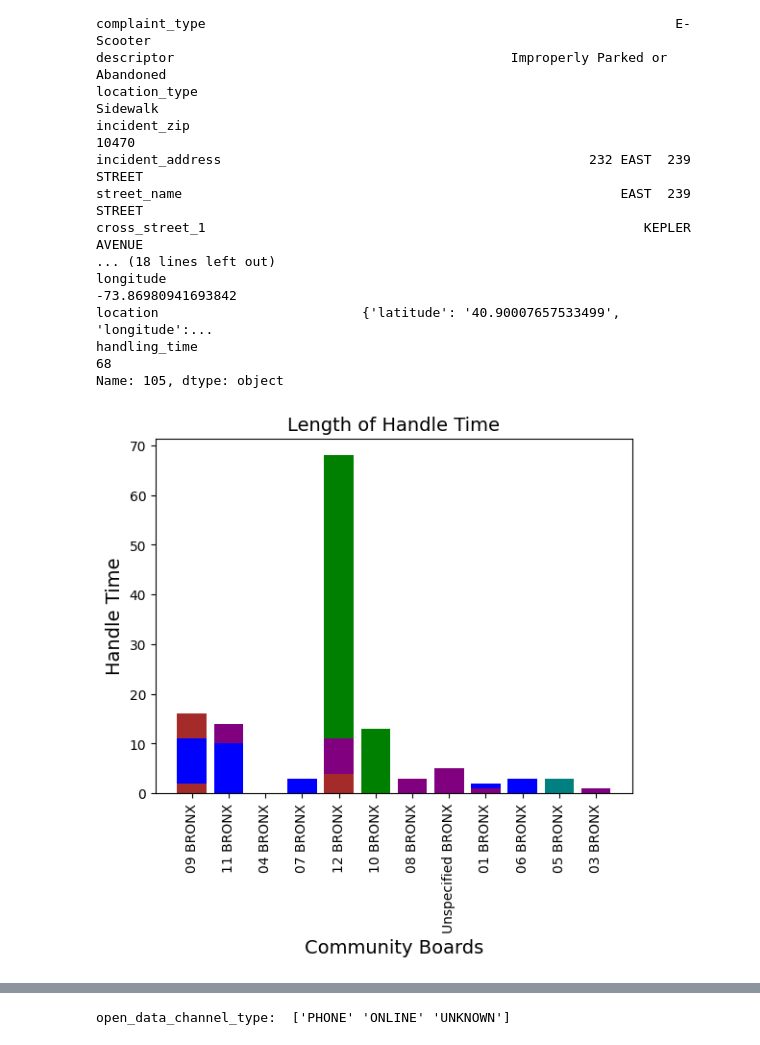
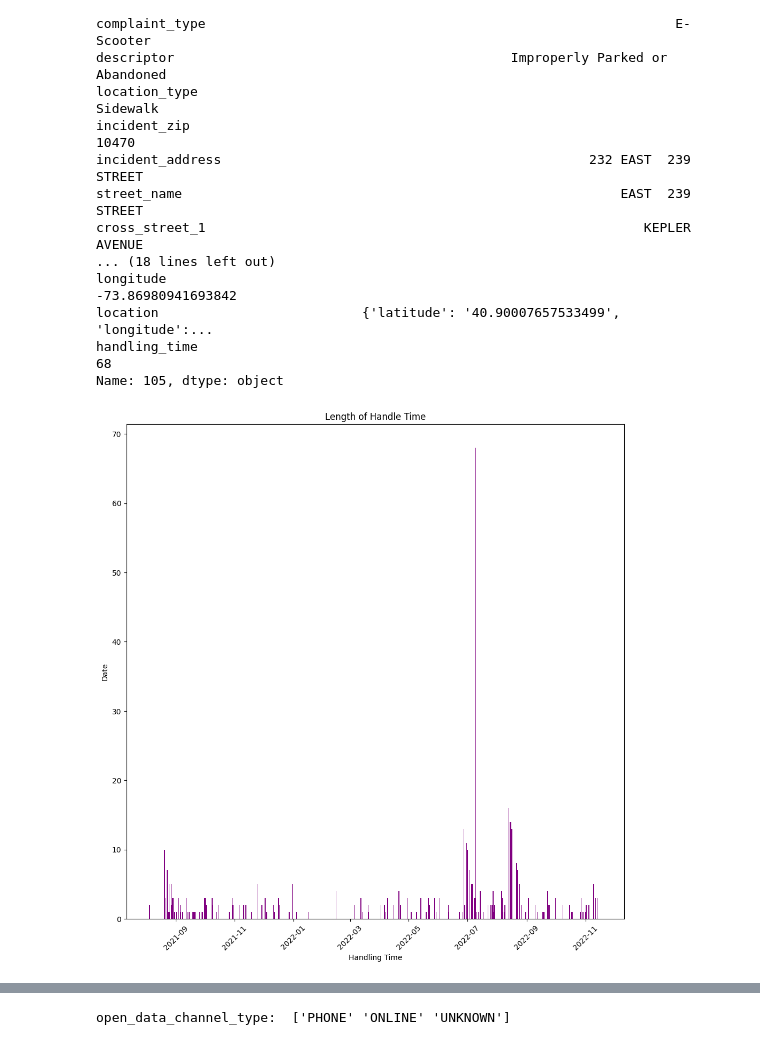
Before and after one commit to berryny/escooterdata, a Jupyter notebook: 311_The_Bronx_E_Scooter.ipynb, the cells around one changed output, grey strips where cells are left out. Cells and saved outputs as stored; diff of their text form; code cells hidden in the pictures.

```diff
--- a/311_The_Bronx_E_Scooter.ipynb
+++ b/311_The_Bronx_E_Scooter.ipynb
@@ -126,5 +152,4 @@ Requirement already satisfied: python-dateutil>=2.7 in /Users/uptowncyclehead/Li
 Requirement already satisfied: six>=1.5 in /Users/uptowncyclehead/Library/Python/3.11/lib/python/site-packages (from python-dateutil>=2.7->matplotlib) (1.16.0)
 Note: you may need to restart the kernel to use updated packages.
 # %%
-df = pd.DataFrame(e_scooter)
-df.head()
+df = pd.DataFrame(complaint_type_e_scooter_data)
@@ -320,14 +322,22 @@ longitude                                                        -73.86980941693
 location                          {'latitude': '40.90007657533499', 'longitude':...
 handling_time                                                                    68
 Name: 105, dtype: object
-# %%
-colors = ['green','blue','purple','brown','teal']
-plt.bar(dfStatus['community_board'], dfStatus['handling_time'], color=colors)
-plt.title('Length of Handle Time', fontsize=14)
-plt.xlabel('Community Boards', fontsize=14)
-plt.ylabel('Handle Time', fontsize=14)
-plt.grid(False)
-plt.xticks(rotation = 90)
-plt.show()
-# %% [output]
-[figure, removed]
+# %%
+# Create figure and plot space
+fig, ax = plt.subplots(figsize=(12, 12))
+
+# Add x-axis and y-axis
+ax.bar(dfStatus['created_date'],
+       dfStatus['handling_time'],
+       color='purple')
+
+# Set title and labels for axes
+ax.set(xlabel="Handling Time",
+       ylabel="Date",
+       title="Length of Handle Time")
+
+plt.xticks(rotation=45)
+
+plt.show()
+# %% [output]
+[figure, added]
```
Also changed, not shown: parts of 25 cells of this notebook, 1 other file.
